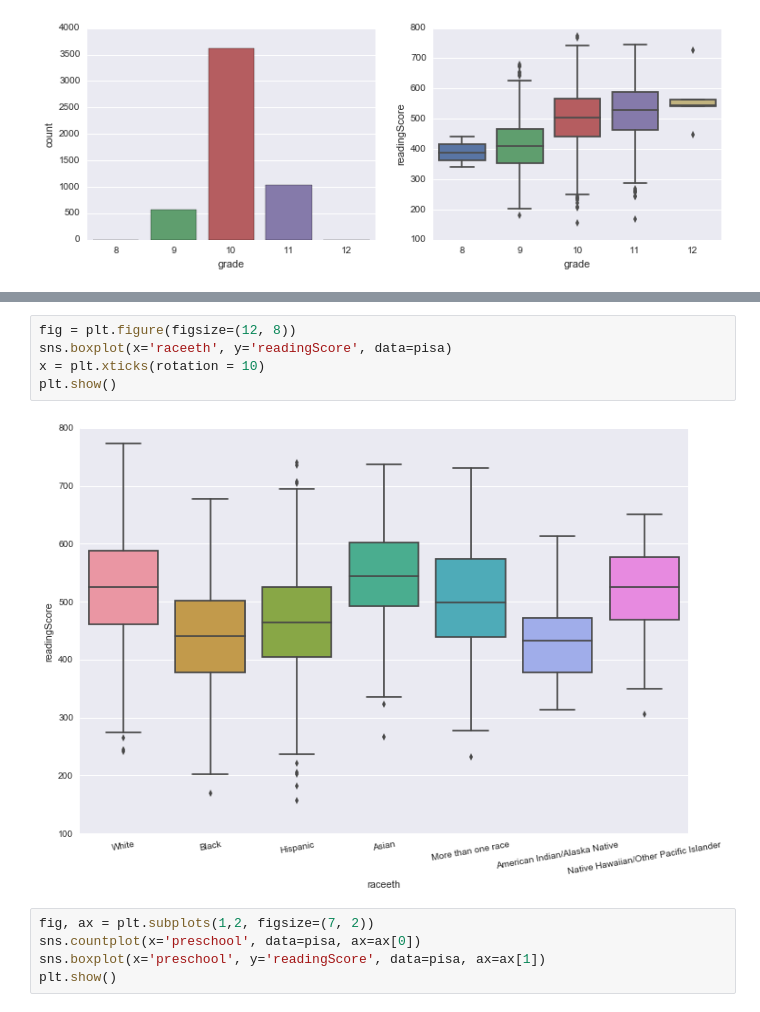
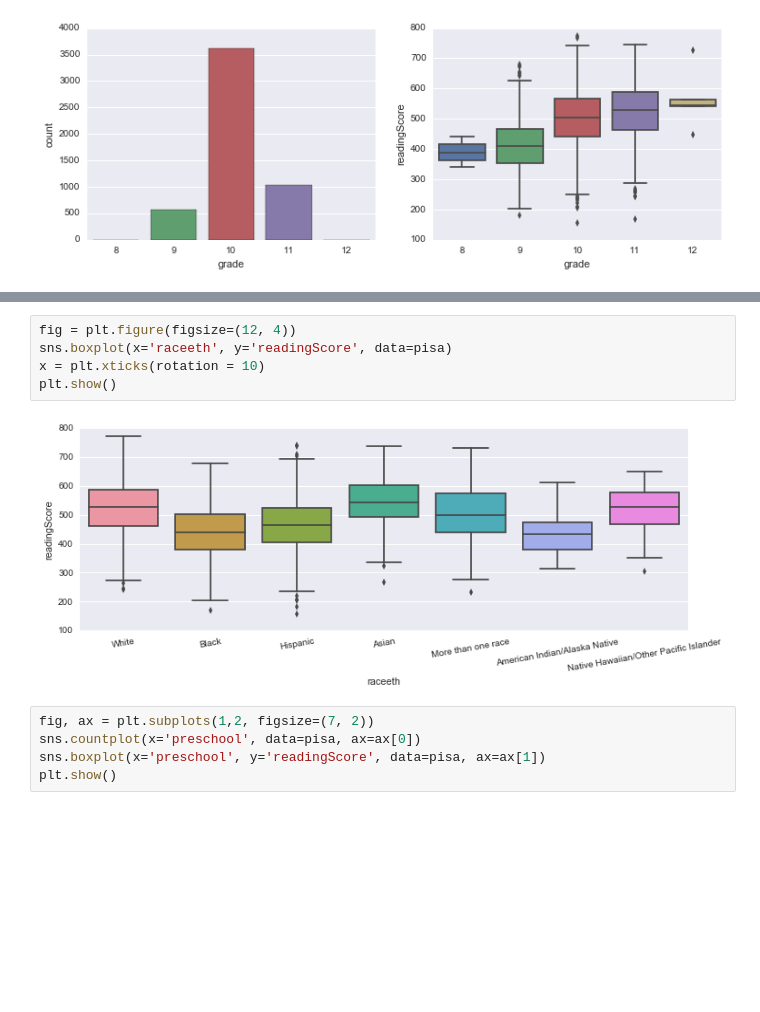
Before and after one commit to shintotm/TestScorePrediction, a Jupyter notebook: exploratory_analysis.ipynb, the cells around one changed output, grey strips where cells are left out. Drawn from its saved outputs; the diff is of its cells as text; blank space fills up the shorter version.

```diff
--- a/exploratory_analysis.ipynb
+++ b/exploratory_analysis.ipynb
@@ -101,10 +101,10 @@ a = plt.xticks(rotation = 10)
 # %%
-fig = plt.figure(figsize=(12, 8))
+fig = plt.figure(figsize=(12, 4))
 sns.boxplot(x='raceeth', y='readingScore', data=pisa)
 x = plt.xticks(rotation = 10)
 plt.show()
 # %% [output]
-[figure, old version]
+[figure, new version]
 # %%
 fig, ax = plt.subplots(1,2, figsize=(7, 2))
 sns.countplot(x='preschool', data=pisa, ax=ax[0])
```
Also changed, not shown: parts of 4 cells of this notebook.
